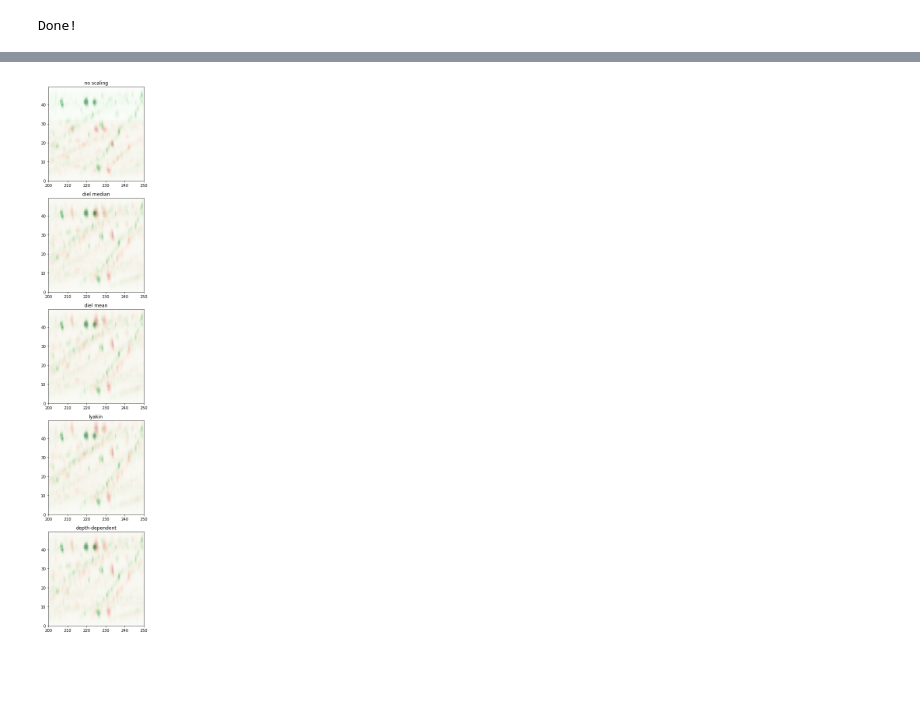
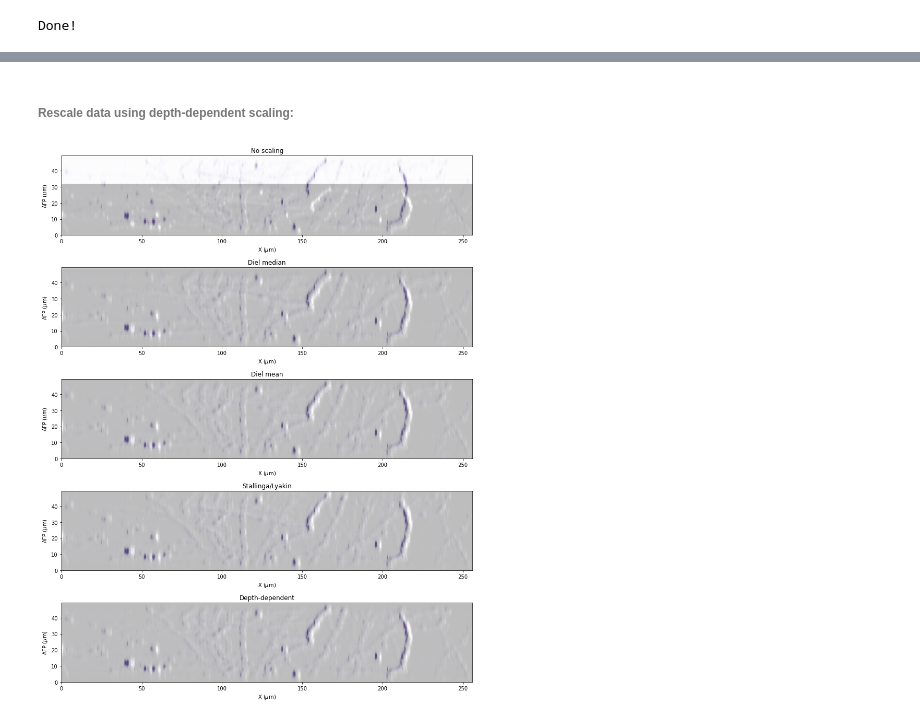
Before and after one commit to hoogenboom-group/SF, a Jupyter notebook: rescaling_comparison.ipynb, the cells around one changed output, grey strips where cells are left out. Saved outputs shown, nothing was run; the diff lists cells and outputs as text; code cells hidden in the pictures; blank space fills up the shorter version.

```diff
--- a/rescaling_comparison.ipynb
+++ b/rescaling_comparison.ipynb
@@ -72,17 +29,15 @@ Done!
 # %%
 #define some parameters
-ps_x_glyc = 0.1693581 # um
-ps_z_glyc = 1.0300000 # um
+ps_xy_gt = 0.1693581 # um
+ps_z_gt = 1.0300000 # um
 
-ps_x_air = 0.1692507 # um
-ps_z_air = 1.0269321 # um
+ps_xy_distorted = 0.1692507 # um
+ps_z_distorted = 1.0269321 # um
 
 n_im = 1.0
 n_sample = 1.46
 NA = 0.8
+lam_0 = 0.58 # wavelength (microns)
 
-shape_glyc = np.shape(glyc_stack)
-shape_air = np.shape(air_stack)
-
-print(shape_glyc)
-print(shape_air)
+shape_gt = np.shape(gt_stack)
+shape_distorted = np.shape(distorted_stack)
@@ -245,26 +50,45 @@ plt.show()
+# %% [markdown]
+###### Rescale data using depth-dependent scaling:
+# %%
+stack_rescaled, afp_new_stack, afp_stack, nfp_stack = rescale_stack(distorted_stack[::-1], NA, n_im, n_sample, lam_0, ps_z_gt)
 # %%
-theories = ['no scaling','diel median', 'diel mean','lyakin','depth-dependent']
-rescaled_ps_z = [ps_z_air, ps_z_air_diel_median,ps_z_air_diel_mean,ps_z_air_lyakin,ps_z_glyc]
+ps_z_distorted_diel_median = ps_z_distorted * diel_median([1],n_im,n_sample,NA)[0]
+if n_sample > NA: ps_z_distorted_diel_mean = ps_z_distorted * diel_mean([1],n_im,n_sample,NA)[0]
+else: ps_z_distorted_diel_mean = 0
+ps_z_distorted_lyakin = ps_z_distorted * Lyakin([1],n_sample,n_im,NA)[0]
 
-fig,axs = plt.subplots(5,1)
-fig.set_figheight(20)
-fig.set_figwidth(20)
-for i in range(len(theories)):
-    theory = theories[i]
-    axs[i].set_title(theories[i])
-    if i != len(theories)-1:
-        extent = [0, shape_air[2]*ps_x_air, 0, shape_air[0]*rescaled_ps_z[i]]
-        axs[i].imshow(np.max(air_stack, axis=1),cmap='Reds',extent=extent,alpha=0.5)
-    else:
-        extent = [0, shape_air[2]*ps_x_air, 0, shape_glyc[0]*ps_z_glyc]
-        axs[i].imshow(np.max(air_stack_rescaled, axis=1),cmap='Reds',extent=extent,alpha=0.5)
-    extent = [0, shape_glyc[2]*ps_x_glyc, 0, shape_glyc[0]*ps_z_glyc]
-    axs[i].imshow(np.max(glyc_stack, axis=1),cmap='Greens',extent=extent,alpha=0.5)
-    #axs[i].set_xlim(0, shape_glyc[2]*ps_x_glyc)
-    axs[i].set_xlim(200, 250)
-    axs[i].set_ylim(0, shape_glyc[0]*ps_z_glyc)
+theories = ['No scaling',
+            'Diel median',
+            'Diel mean',
+            'Stallinga/Lyakin',
+            'Depth-dependent']
 
-plt.tight_layout()
-plt.show()
+rescaled_ps_z = [ps_z_distorted,
+                 ps_z_distorted_diel_median,
+                 ps_z_distorted_diel_mean,
+                 ps_z_distorted_lyakin,
+                 ps_z_gt]
+
+if n_sample < NA: # Diel mean does not work when ref. index of sample is smaller than numerical aperture of objective
+    theories.remove('Diel mean')
+    rescaled_ps_z.remove(ps_z_distorted_diel_mean)
+if n_im >= n_sample:
+    theories = list(map(lambda x: x.replace('Stallinga/Lyakin', 'Lyakin'), theories))
+
+#set y range in plots (optional):
+y_min,y_max = 0, 70
+x_min,x_max = 110, 120
+
+direction = 'vertical' # stacking of panels in plot - "horizontal" or "vertical"
+
+plot_overlay_panels(theories,
+                    distorted_stack,stack_rescaled,gt_stack,
+                    ps_xy_distorted,ps_z_distorted,
+                    ps_xy_gt,ps_z_gt,
+                    rescaled_ps_z,
+                    #y_min=y_min,y_max=y_max,     # uncomment this line to set y limits in plot
+                    #x_min=x_min,x_max=x_max,     # uncomment this line to set x limits in plot
+                    direction=direction
+                    )
 # %% [output]
-[figure, old version]
+[figure, new version]
```
Also changed, not shown: parts of 13 cells of this notebook.
